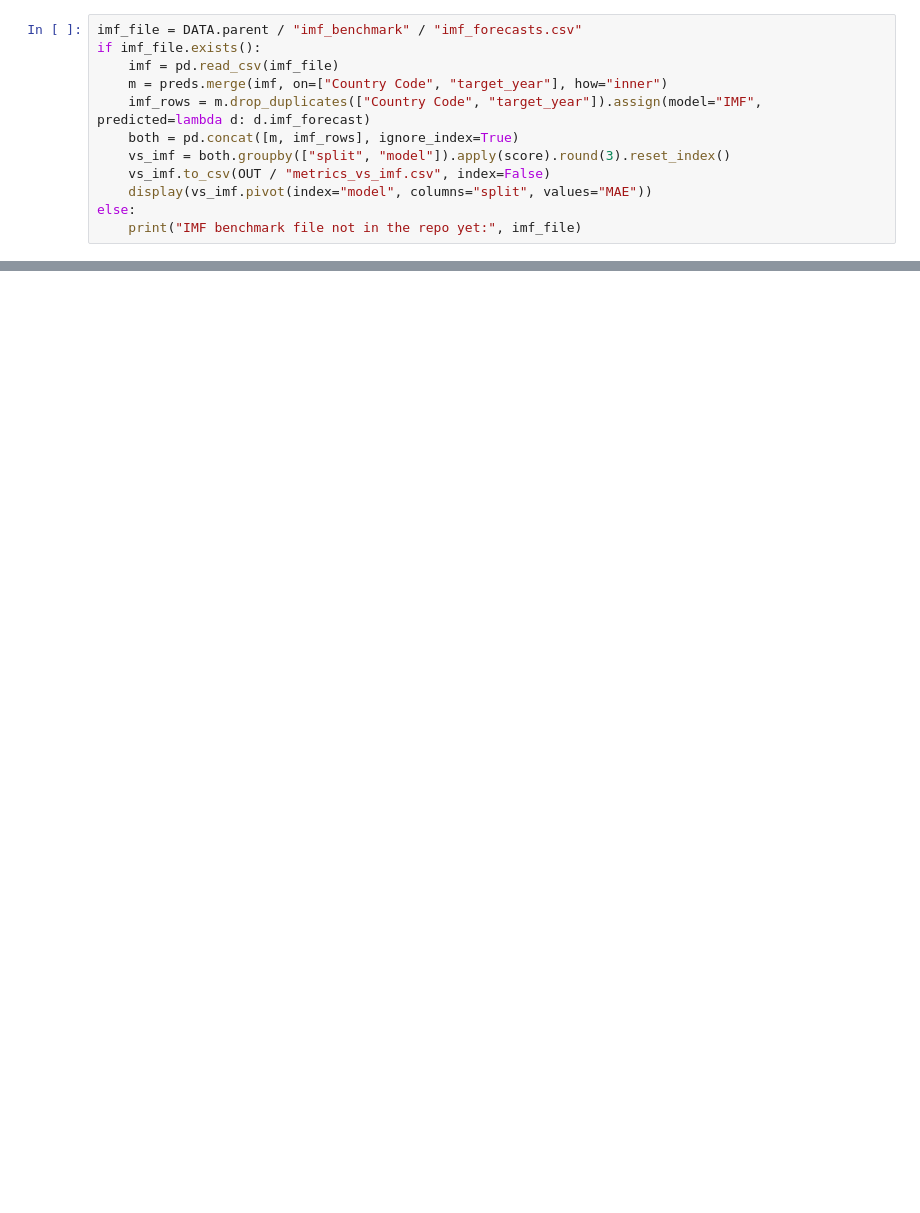
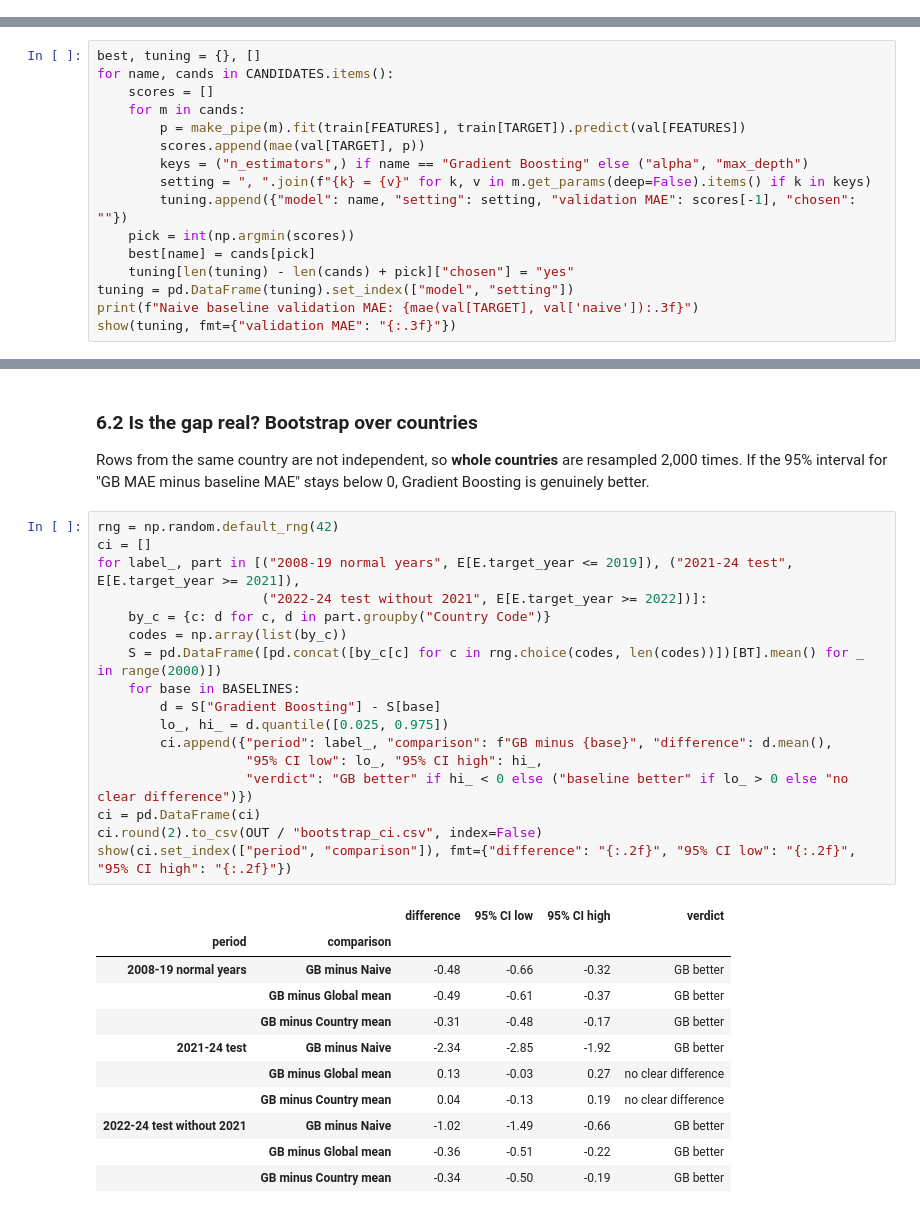
Before and after one commit to farhana273/ml_assignment, a Jupyter notebook: models/GDP_Models_Sami.ipynb, the cells around one changed output, grey strips where cells are left out. Drawn from its saved outputs; the diff is of its cells as text; blank space fills up the shorter version.

```diff
--- a/models/GDP_Models_Sami.ipynb
+++ b/models/GDP_Models_Sami.ipynb
@@ -320,12 +0,0 @@ This needs Farhana's file `../merged_data/imf_benchmark/imf_forecasts.csv` with
-# %%
-imf_file = DATA.parent / "imf_benchmark" / "imf_forecasts.csv"
-if imf_file.exists():
-    imf = pd.read_csv(imf_file)
-    m = preds.merge(imf, on=["Country Code", "target_year"], how="inner")
-    imf_rows = m.drop_duplicates(["Country Code", "target_year"]).assign(model="IMF", predicted=lambda d: d.imf_forecast)
-    both = pd.concat([m, imf_rows], ignore_index=True)
-    vs_imf = both.groupby(["split", "model"]).apply(score).round(3).reset_index()
-    vs_imf.to_csv(OUT / "metrics_vs_imf.csv", index=False)
-    display(vs_imf.pivot(index="model", columns="split", values="MAE"))
-else:
-    print("IMF benchmark file not in the repo yet:", imf_file)
@@ -478,0 +229,16 @@ wide.loc[picks, ["actual", "Naive", "Country mean", "Ridge", "RandomForest", "Gr
+# %%
+best, tuning = {}, []
+for name, cands in CANDIDATES.items():
+    scores = []
+    for m in cands:
+        p = make_pipe(m).fit(train[FEATURES], train[TARGET]).predict(val[FEATURES])
+        scores.append(mae(val[TARGET], p))
+        keys = ("n_estimators",) if name == "Gradient Boosting" else ("alpha", "max_depth")
+        setting = ", ".join(f"{k} = {v}" for k, v in m.get_params(deep=False).items() if k in keys)
+        tuning.append({"model": name, "setting": setting, "validation MAE": scores[-1], "chosen": ""})
+    pick = int(np.argmin(scores))
+    best[name] = cands[pick]
+    tuning[len(tuning) - len(cands) + pick]["chosen"] = "yes"
+tuning = pd.DataFrame(tuning).set_index(["model", "setting"])
+print(f"Naive baseline validation MAE: {mae(val[TARGET], val['naive']):.3f}")
+show(tuning, fmt={"validation MAE": "{:.3f}"})
@@ -478,0 +511,32 @@ wide.loc[picks, ["actual", "Naive", "Country mean", "Ridge", "RandomForest", "Gr
+# %% [markdown]
+### 6.2 Is the gap real? Bootstrap over countries
+Rows from the same country are not independent, so **whole countries** are resampled 2,000 times. If the 95% interval for "GB MAE minus baseline MAE" stays below 0, Gradient Boosting is genuinely better.
+# %%
+rng = np.random.default_rng(42)
+ci = []
+for label_, part in [("2008-19 normal years", E[E.target_year <= 2019]), ("2021-24 test", E[E.target_year >= 2021]),
+                     ("2022-24 test without 2021", E[E.target_year >= 2022])]:
+    by_c = {c: d for c, d in part.groupby("Country Code")}
+    codes = np.array(list(by_c))
+    S = pd.DataFrame([pd.concat([by_c[c] for c in rng.choice(codes, len(codes))])[BT].mean() for _ in range(2000)])
+    for base in BASELINES:
+        d = S["Gradient Boosting"] - S[base]
+        lo_, hi_ = d.quantile([0.025, 0.975])
+        ci.append({"period": label_, "comparison": f"GB minus {base}", "difference": d.mean(),
+                   "95% CI low": lo_, "95% CI high": hi_,
+                   "verdict": "GB better" if hi_ < 0 else ("baseline better" if lo_ > 0 else "no clear difference")})
+ci = pd.DataFrame(ci)
+ci.round(2).to_csv(OUT / "bootstrap_ci.csv", index=False)
+show(ci.set_index(["period", "comparison"]), fmt={"difference": "{:.2f}", "95% CI low": "{:.2f}", "95% CI high": "{:.2f}"})
+# %% [output]
+|  |  | difference | 95% CI low | 95% CI high | verdict |
+| period | comparison |  |  |  |  |
+| 2008-19 normal years | GB minus Naive | -0.48 | -0.66 | -0.32 | GB better |
+|  | GB minus Global mean | -0.49 | -0.61 | -0.37 | GB better |
+|  | GB minus Country mean | -0.31 | -0.48 | -0.17 | GB better |
+| 2021-24 test | GB minus Naive | -2.34 | -2.85 | -1.92 | GB better |
+|  | GB minus Global mean | 0.13 | -0.03 | 0.27 | no clear difference |
+|  | GB minus Country mean | 0.04 | -0.13 | 0.19 | no clear difference |
+| 2022-24 test without 2021 | GB minus Naive | -1.02 | -1.49 | -0.66 | GB better |
+|  | GB minus Global mean | -0.36 | -0.51 | -0.22 | GB better |
+|  | GB minus Country mean | -0.34 | -0.50 | -0.19 | GB better |
```
Also changed, not shown: parts of 69 cells of this notebook, 10 other files.
